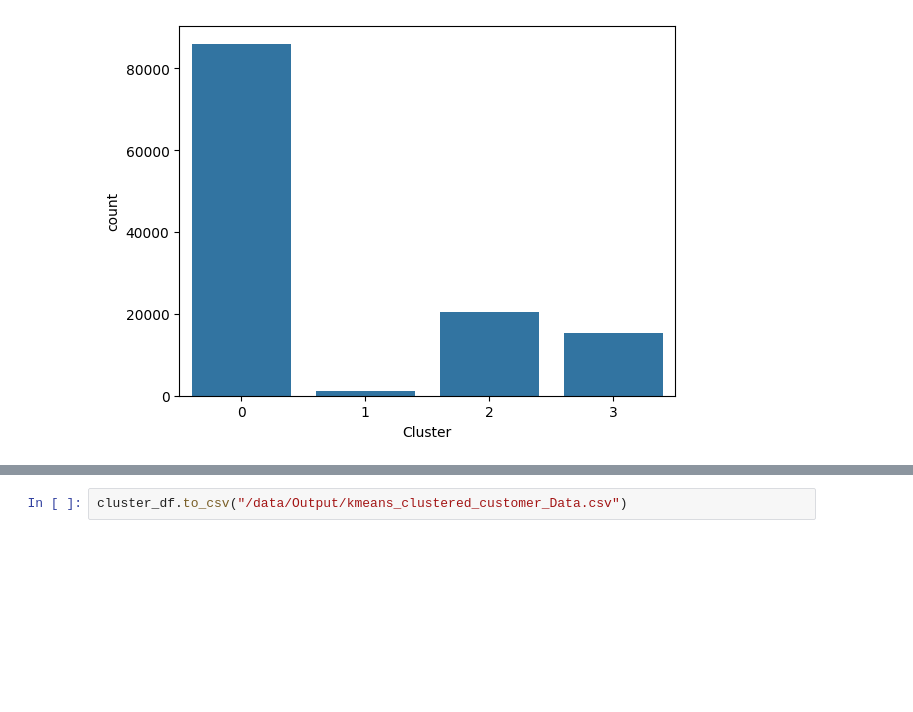
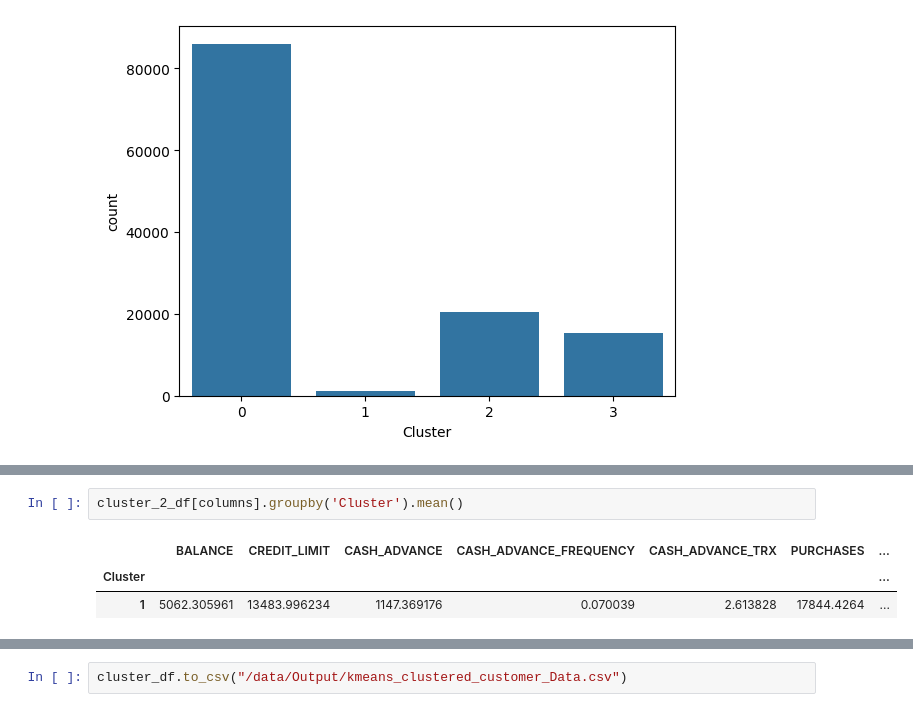
Before and after one commit to mhs10031990/INS_CUST_SEGMT_Repo, a Jupyter notebook: CUST_SEGMT_Model_Building.ipynb, the cells around one changed output, grey strips where cells are left out. Drawn from its saved outputs; the diff is of its cells as text; blank space fills up the shorter version.

```diff
--- a/CUST_SEGMT_Model_Building.ipynb
+++ b/CUST_SEGMT_Model_Building.ipynb
@@ -350,0 +346,6 @@ TypeError: Could not convert PNCa3755563-44e5-4e81-9e6a-fc6ff0da9PNCb39f76c8-455
+# %%
+cluster_2_df[columns].groupby('Cluster').mean()
+# %% [output]
+|  | BALANCE | CREDIT_LIMIT | CASH_ADVANCE | CASH_ADVANCE_FREQUENCY | CASH_ADVANCE_TRX | PURCHASES | ... |
+| Cluster |  |  |  |  |  |  | ... |
+| 1 | 5062.305961 | 13483.996234 | 1147.369176 | 0.070039 | 2.613828 | 17844.4264 | ... |
```
Also changed, not shown: parts of 18 cells of this notebook.
